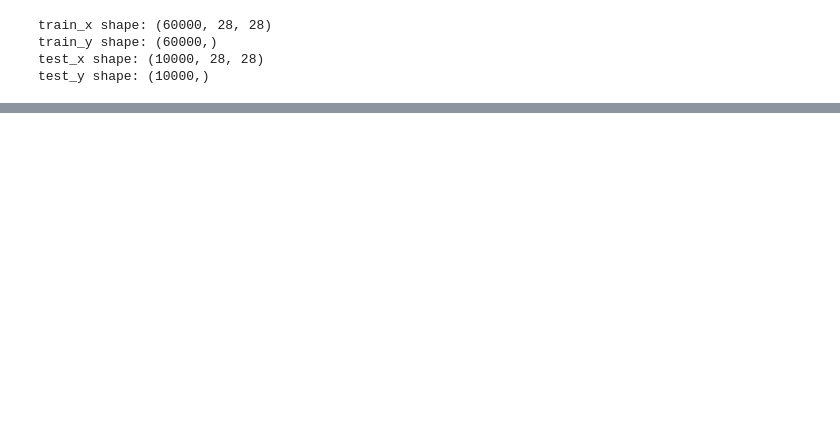
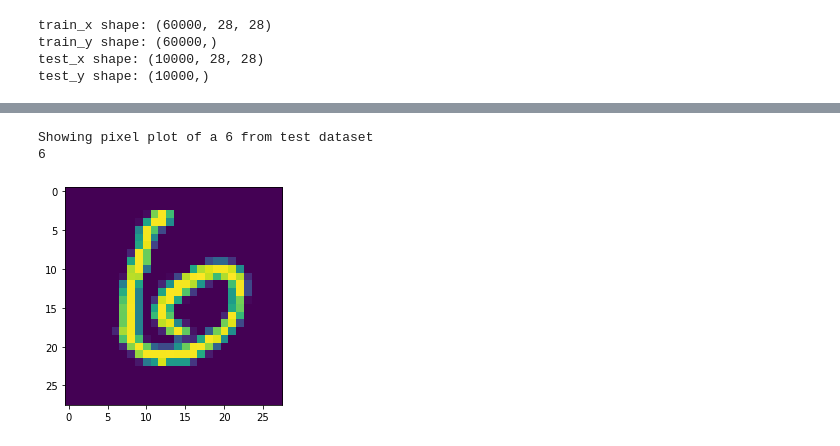
Before and after one commit to parthh01/nn_scratch, a Jupyter notebook: scratch.ipynb, the cells around one changed output, grey strips where cells are left out. Drawn from its saved outputs; the diff is of its cells as text; code cells hidden in the pictures; blank space fills up the shorter version.

```diff
--- a/scratch.ipynb
+++ b/scratch.ipynb
@@ -229,0 +231,10 @@ Accuracy after 14 epochs: 61.333333333333336
+# %%
+def check_results(idx):
+    plot_image(idx,dataset="test")
+    print(y_pred[idx])
+
+check_results(11)
+# %% [output]
+Showing pixel plot of a 6 from test dataset
+6
+[figure, added]
```
Also changed, not shown: parts of 4 cells of this notebook.
